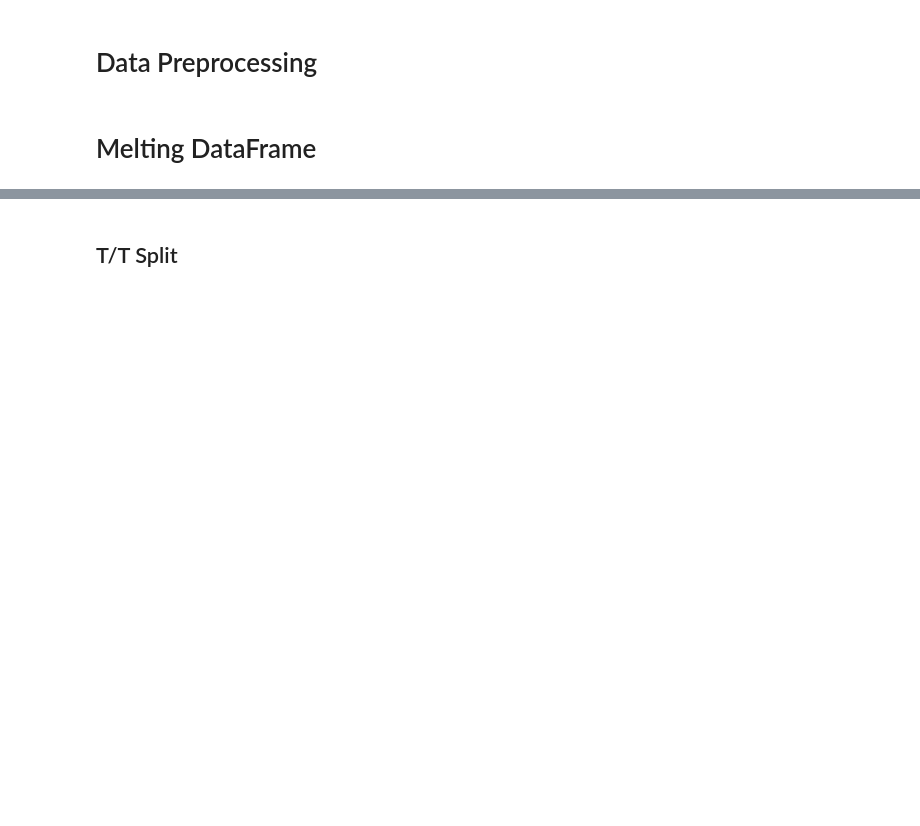
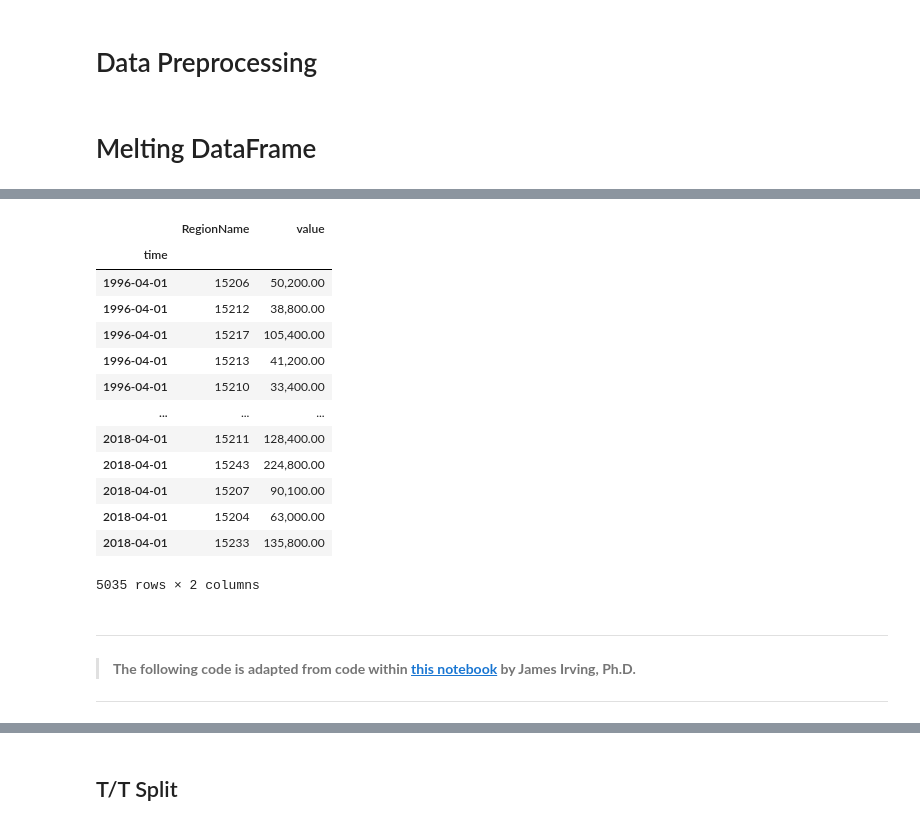
Before and after one commit to BenJMcCarty/Best_of_the_Burgh, a Jupyter notebook: workbooks/WIP_Main_Notebook.ipynb, the cells around one changed output, grey strips where cells are left out. Cells and saved outputs as stored; diff of their text form; code cells hidden in the pictures; blank space fills up the shorter version.

```diff
--- a/workbooks/WIP_Main_Notebook.ipynb
+++ b/workbooks/WIP_Main_Notebook.ipynb
@@ -128,0 +255,24 @@ pitt_melted
+# %%
+pitt_data.set_index('time', inplace=True)
+pitt_data
+# %% [output]
+|  | RegionName | value |
+| time |  |  |
+| 1996-04-01 | 15206 | 50,200.00 |
+| 1996-04-01 | 15212 | 38,800.00 |
+| 1996-04-01 | 15217 | 105,400.00 |
+| 1996-04-01 | 15213 | 41,200.00 |
+| 1996-04-01 | 15210 | 33,400.00 |
+| ... | ... | ... |
+| 2018-04-01 | 15211 | 128,400.00 |
+| 2018-04-01 | 15243 | 224,800.00 |
+| 2018-04-01 | 15207 | 90,100.00 |
+| 2018-04-01 | 15204 | 63,000.00 |
+| 2018-04-01 | 15233 | 135,800.00 |
+5035 rows × 2 columns
+# %% [markdown]
+---
+
+> **The following code is adapted from code within [this notebook](https://github.com/flatiron-school/Online-DS-FT-022221-Cohort-Notes/blob/master/Phase_4/topic_37_intro_to_time_series/topic_37_intro_to_time_series_crime_v3-SG.ipynb) by James Irving, Ph.D.**
+
+---
```
Also changed, not shown: parts of 24 cells of this notebook.
